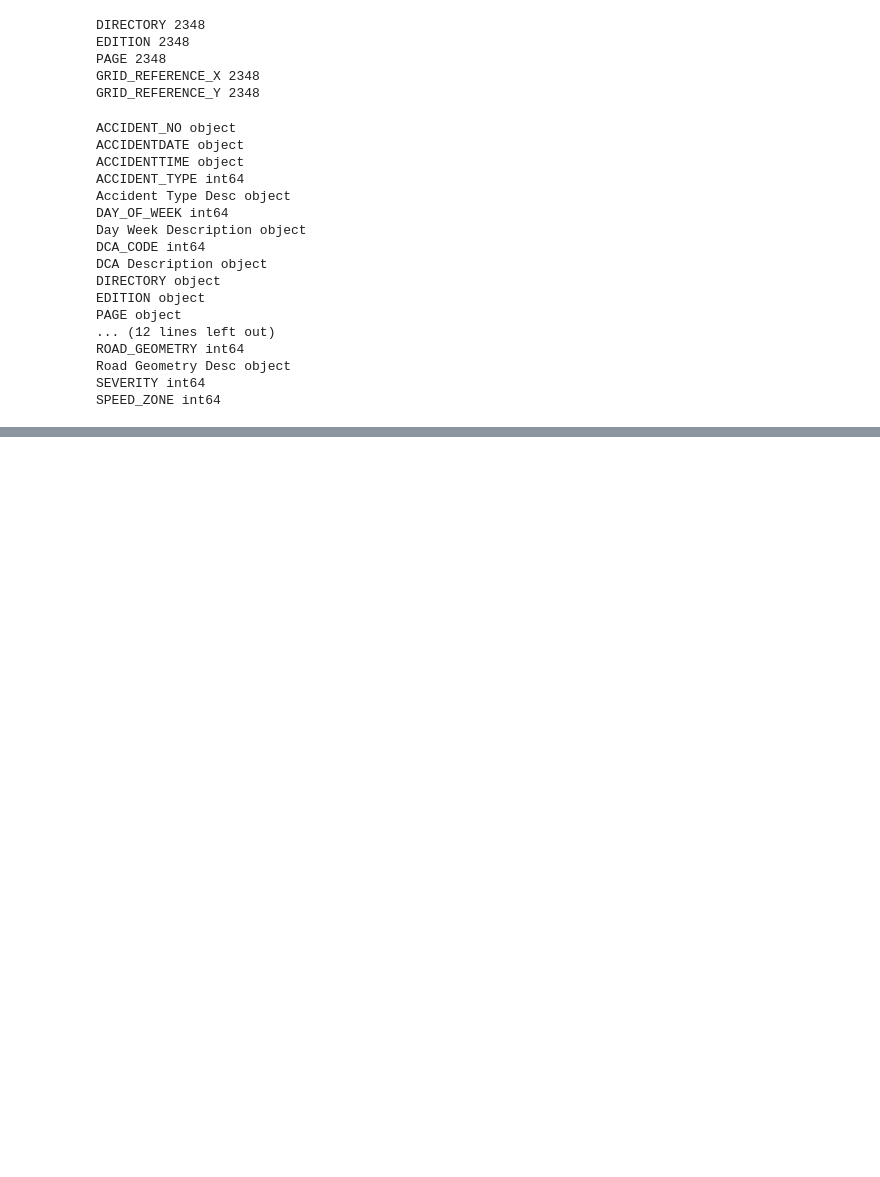
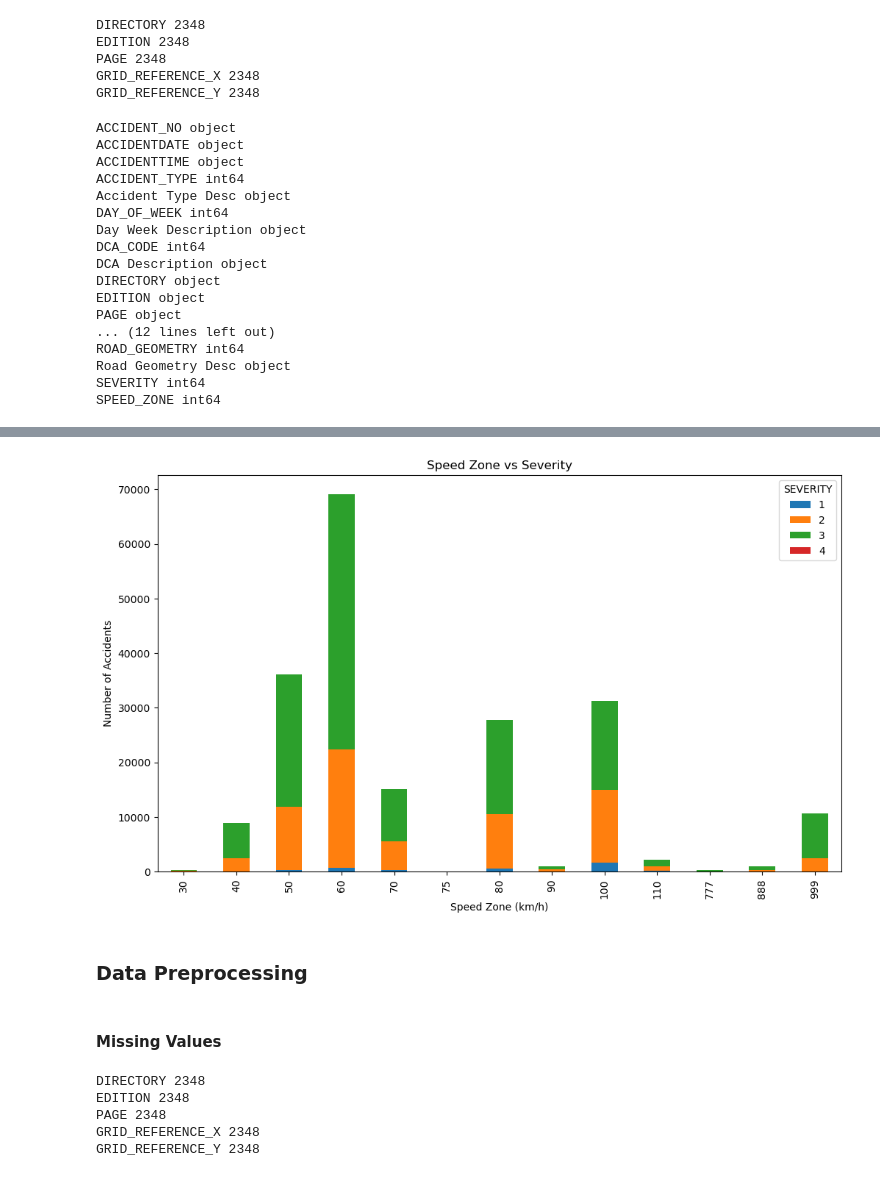
Before and after one commit to EwokOwie/vic_crashes, a Jupyter notebook: vic_crashes.ipynb, the cells around one changed output, grey strips where cells are left out. Drawn from its saved outputs; the diff is of its cells as text; code cells hidden in the pictures; blank space fills up the shorter version.

```diff
--- a/vic_crashes.ipynb
+++ b/vic_crashes.ipynb
@@ -95,0 +148,22 @@ SPEED_ZONE int64
+# %%
+crosstab_speed_severity = pd.crosstab(df['SPEED_ZONE'], df['SEVERITY'])
+
+crosstab_speed_severity.plot(kind='bar', stacked=True, figsize=(12,7))
+plt.title('Speed Zone vs Severity')
+plt.ylabel('Number of Accidents')
+plt.xlabel('Speed Zone (km/h)')
+plt.show()
+# %% [output]
+[figure, added]
+# %% [markdown]
+### Data Preprocessing
+# %% [markdown]
+#### Missing Values
+# %%
+check_missing(df)
+# %% [output]
+DIRECTORY 2348
+EDITION 2348
+PAGE 2348
+GRID_REFERENCE_X 2348
+GRID_REFERENCE_Y 2348
```
Also changed, not shown: parts of 31 cells of this notebook.
